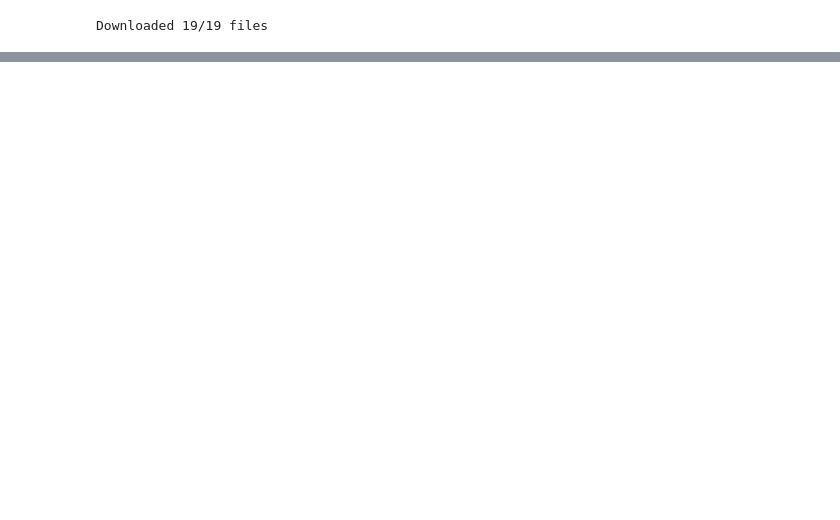
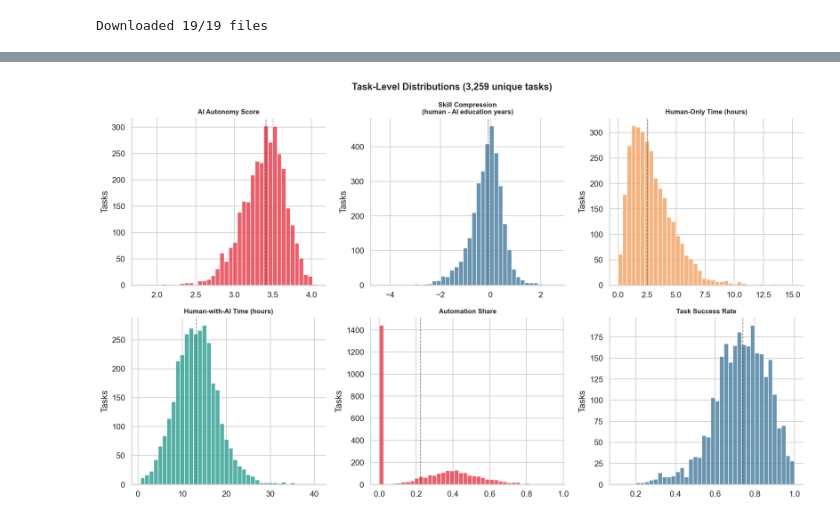
Before and after one commit to alvinekelund/what-predicts-ai-automation, a Jupyter notebook: notebooks/01_data_acquisition.ipynb, the cells around one changed output, grey strips where cells are left out. Saved outputs shown, nothing was run; the diff lists cells and outputs as text; code cells hidden in the pictures; blank space fills up the shorter version.

```diff
--- a/notebooks/01_data_acquisition.ipynb
+++ b/notebooks/01_data_acquisition.ipynb
@@ -167,0 +143,28 @@ Automation-mode share (directive + feedback loop):
+# %%
+fig, axes = plt.subplots(2, 3, figsize=(15, 9))
+C = {'auto': '#E63946', 'aug': '#457B9D', 'accent': '#F4A261'}
+
+plots = [
+    ('ai_autonomy_mean', 'AI Autonomy Score', C['auto']),
+    ('skill_compression', 'Skill Compression\n(human - AI education years)', C['aug']),
+    ('human_only_time', 'Human-Only Time (hours)', C['accent']),
+    ('human_with_ai_time', 'Human-with-AI Time (hours)', '#2A9D8F'),
+    ('automation_share', 'Automation Share', C['auto']),
+    ('success_rate', 'Task Success Rate', C['aug']),
+]
+
+for ax, (col, title, color) in zip(axes.flat, plots):
+    data = tasks_unique[col].dropna()
+    ax.hist(data, bins=40, color=color, alpha=0.8, edgecolor='white')
+    ax.set_title(title, fontsize=10, fontweight='bold')
+    ax.axvline(data.median(), color='black', linestyle='--', linewidth=1, alpha=0.5)
+    ax.set_ylabel('Tasks')
+
+plt.suptitle(f'Task-Level Distributions ({len(tasks_unique):,} unique tasks)',
+             fontsize=14, fontweight='bold')
+sns.despine()
+plt.tight_layout()
+plt.savefig('../figures/03_task_distributions.png', bbox_inches='tight')
+plt.show()
+# %% [output]
+[figure, added]
```
Also changed, not shown: parts of 15 cells of this notebook, 37 other files.
